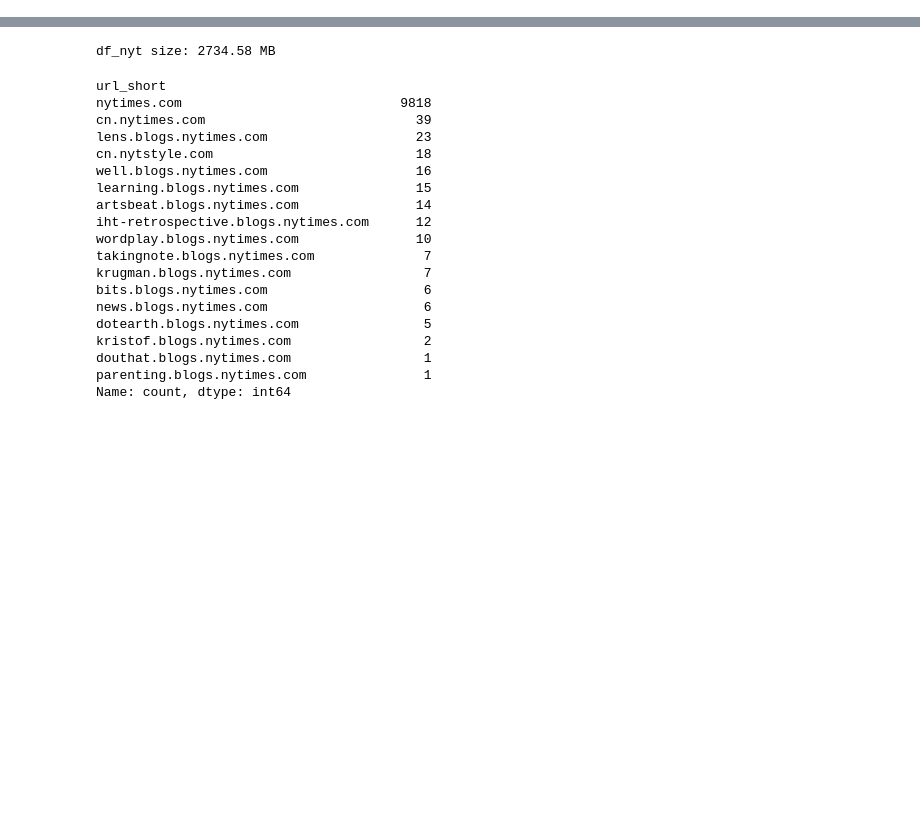
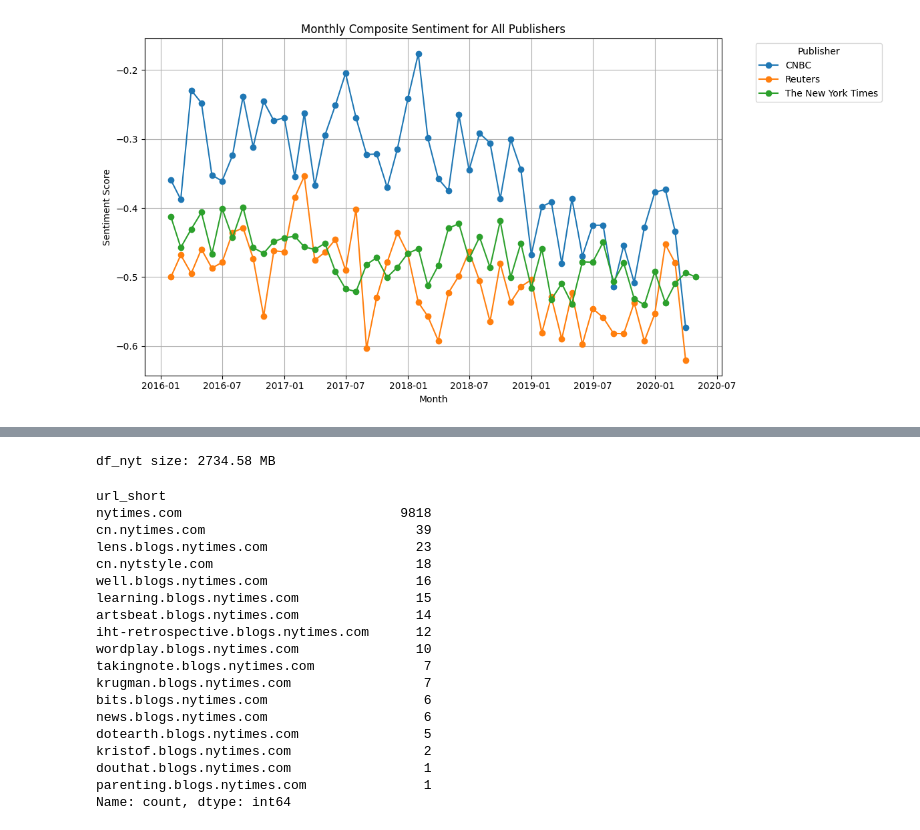
Before and after one commit to Benemrxr/project-ds4pp-eth2025, a Jupyter notebook: data/national-news.ipynb, the cells around one changed output, grey strips where cells are left out. Saved outputs shown, nothing was run; the diff lists cells and outputs as text; code cells hidden in the pictures; blank space fills up the shorter version.

```diff
--- a/data/national-news.ipynb
+++ b/data/national-news.ipynb
@@ -12,0 +63,24 @@ Outline:
+# %%
+# --- Loop over all publishers, sample up to 10k rows and save ---
+
+# set seed for reproducibility
+import random
+random.seed(42)
+import re
+
+for pub in publishers['publication']:
+    # make a filesystem‐safe name
+    safe = re.sub(r'\W+','_', pub.lower()).strip('_')
+    # query & pull into pandas
+    df_pub = duckdb.query(f"""
+        SELECT *
+          FROM read_csv_auto('{csv_path}')
+         WHERE publication = '{pub.replace("'", "''")}'
+    """).to_df()
+    # sample up to 10k
+    n = min(len(df_pub), 10000)
+    sample = df_pub.sample(n=n, random_state=42)
+    # save
+    fname = f"sample_{safe}.csv"
+    sample.to_csv(fname, index=False)
+    print(f"Saved {n} rows for '{pub}' → {fname}")
@@ -12,0 +240,17 @@ Outline:
+# %%
+# Plot monthly sentiment for all publishers in one figure
+import matplotlib.pyplot as plt
+
+plt.figure(figsize=(12, 6))
+for pub, grp in df_monthly_all.groupby('publication'):
+    plt.plot(grp['date'], grp['sentiment'], marker='o', linestyle='-', label=pub)
+
+plt.title('Monthly Composite Sentiment for All Publishers')
+plt.xlabel('Month')
+plt.ylabel('Sentiment Score')
+plt.legend(title='Publisher', bbox_to_anchor=(1.05, 1), loc='upper left')
+plt.grid(True)
+plt.tight_layout()
+plt.show()
+# %% [output]
+[figure, added]
```
Also changed, not shown: parts of 12 cells of this notebook, 1 other file.
